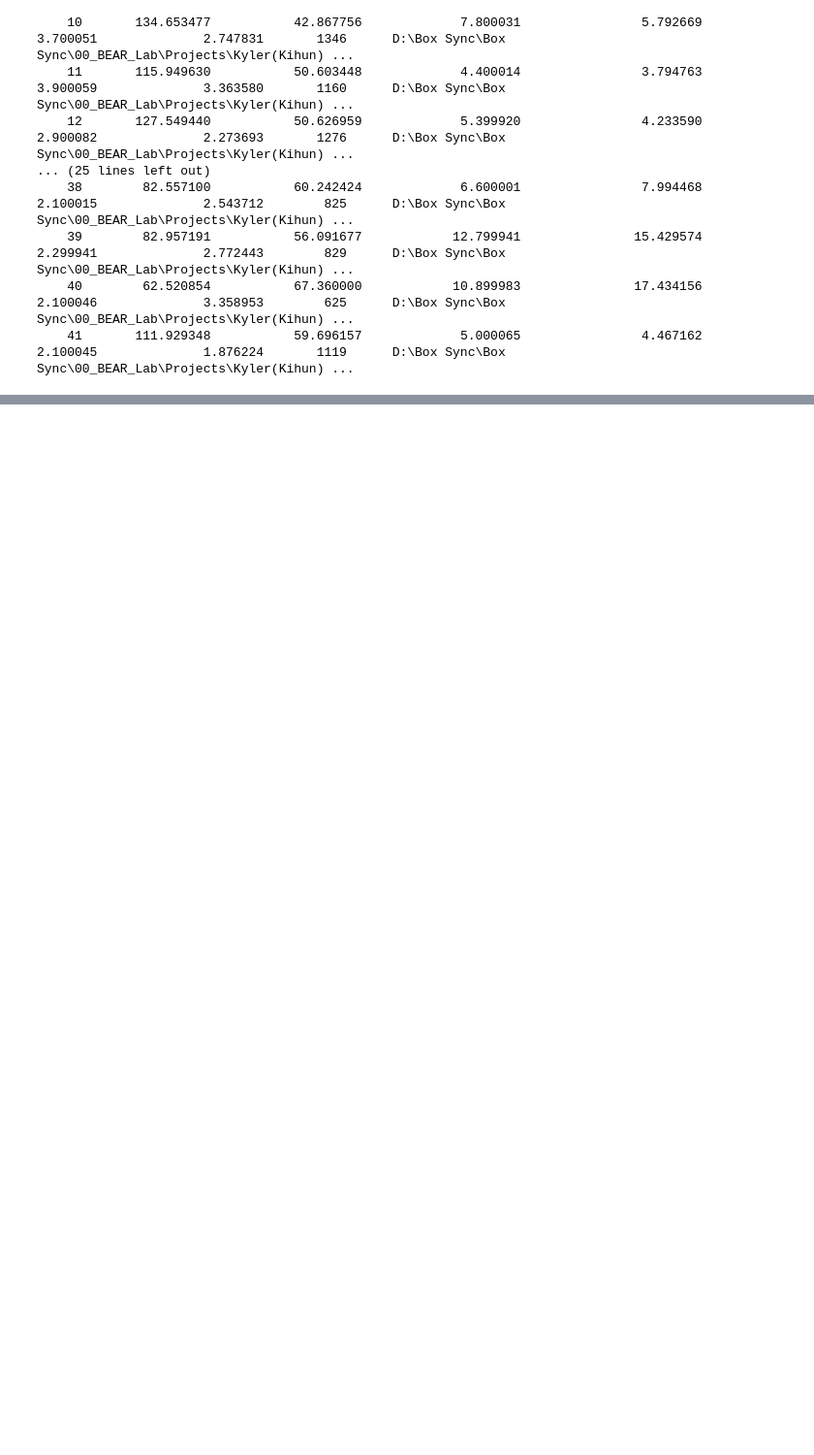
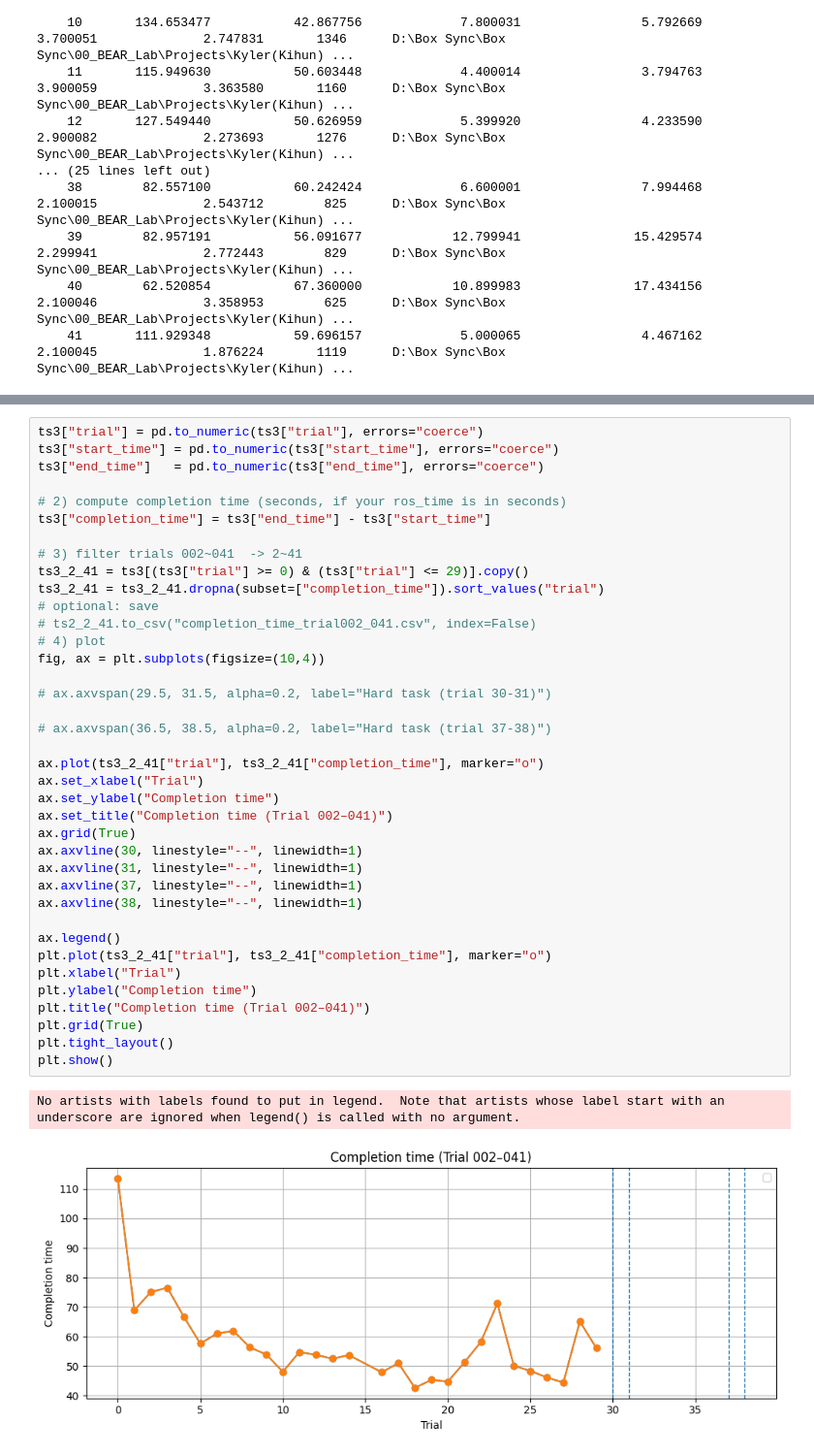
Before and after one commit to KylerHong/Morpheus_Haptic_Sleeve, a Jupyter notebook: Segmented.ipynb, the cells around one changed output, grey strips where cells are left out. Shown at 97% size. Saved outputs shown, nothing was run; the diff lists cells and outputs as text; blank space fills up the shorter version.

```diff
--- a/Segmented.ipynb
+++ b/Segmented.ipynb
@@ -780,3 +1002,44 @@ unique trials: 30
 missing trials: [30]
 duplicates: Series([], Name: trial, dtype: int64)
 [figure]
+# %%
+ts3["trial"] = pd.to_numeric(ts3["trial"], errors="coerce")
+ts3["start_time"] = pd.to_numeric(ts3["start_time"], errors="coerce")
+ts3["end_time"]   = pd.to_numeric(ts3["end_time"], errors="coerce")
+
+# 2) compute completion time (seconds, if your ros_time is in seconds)
+ts3["completion_time"] = ts3["end_time"] - ts3["start_time"]
+
+# 3) filter trials 002~041  -> 2~41
+ts3_2_41 = ts3[(ts3["trial"] >= 0) & (ts3["trial"] <= 29)].copy()
+ts3_2_41 = ts3_2_41.dropna(subset=["completion_time"]).sort_values("trial")
+# optional: save
+# ts2_2_41.to_csv("completion_time_trial002_041.csv", index=False)
+# 4) plot
+fig, ax = plt.subplots(figsize=(10,4))
+
+# ax.axvspan(29.5, 31.5, alpha=0.2, label="Hard task (trial 30-31)")
+
+# ax.axvspan(36.5, 38.5, alpha=0.2, label="Hard task (trial 37-38)")
+
+ax.plot(ts3_2_41["trial"], ts3_2_41["completion_time"], marker="o")
+ax.set_xlabel("Trial")
+ax.set_ylabel("Completion time")
+ax.set_title("Completion time (Trial 002–041)")
+ax.grid(True)
+ax.axvline(30, linestyle="--", linewidth=1)
+ax.axvline(31, linestyle="--", linewidth=1)
+ax.axvline(37, linestyle="--", linewidth=1)
+ax.axvline(38, linestyle="--", linewidth=1)
+
+ax.legend()
+plt.plot(ts3_2_41["trial"], ts3_2_41["completion_time"], marker="o")
+plt.xlabel("Trial")
+plt.ylabel("Completion time")
+plt.title("Completion time (Trial 002–041)")
+plt.grid(True)
+plt.tight_layout()
+plt.show()
+# %% [output]
+No artists with labels found to put in legend.  Note that artists whose label start with an underscore are ignored when legend() is called with no argument.
+[figure, added]
```
Also changed, not shown: parts of 14 cells of this notebook.
